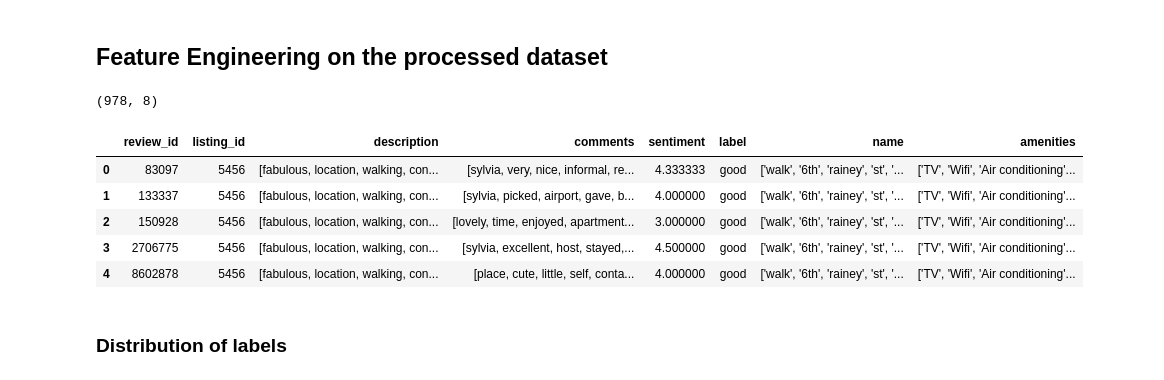
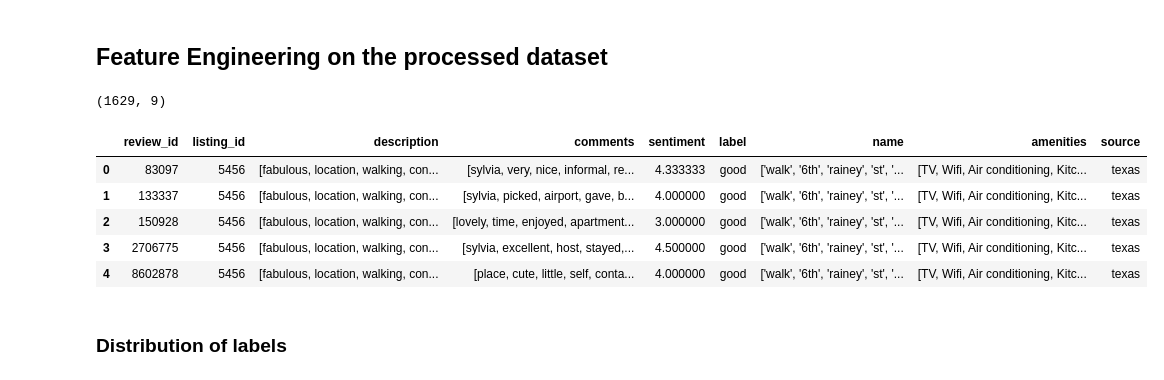
Before and after one commit to g1776/DS440CapstoneIndubitably, a Jupyter notebook: notebooks/modelling/feature_engineering.ipynb, the cells around one changed output. Drawn from its saved outputs; the diff is of its cells as text; code cells hidden in the pictures.

```diff
--- a/notebooks/modelling/feature_engineering.ipynb
+++ b/notebooks/modelling/feature_engineering.ipynb
@@ -7,30 +7,35 @@ import matplotlib.pyplot as plt
 import plotly.express as px
 # %%
 # Read in the data
-GEO = "texas"
+GEO = ["texas", "florida"]
 
 if isinstance(GEO, str):
     df = pd.read_csv(f"../../data/processed/{GEO}_processed.csv")
 elif isinstance(GEO, list):
     dfs = []
     for geo in GEO:
         df = pd.read_csv(f"../../data/processed/{geo}_processed.csv")
+        df["source"] = geo
         dfs.append(df)
     df = pd.concat(dfs)
 
+# eval list columns
 df.description = df.description.apply(lambda x: eval(x))
 df.comments = df.comments.apply(lambda x: eval(x))
+df.amenities = df.amenities.apply(lambda x: eval(x))
+
+df.reset_index(drop=True, inplace=True)
 
 print(df.shape)
 df.head()
 # %% [output]
-(978, 8)
+(1629, 9)
-|  | review_id | listing_id | description | comments | sentiment | label | name | amenities |
-| 0 | 83097 | 5456 | [fabulous, location, walking, con... | [sylvia, very, nice, informal, re... | 4.333333 | good | ['walk', '6th', 'rainey', 'st', '... | ['TV', 'Wifi', 'Air conditioning'... |
-| 1 | 133337 | 5456 | [fabulous, location, walking, con... | [sylvia, picked, airport, gave, b... | 4.000000 | good | ['walk', '6th', 'rainey', 'st', '... | ['TV', 'Wifi', 'Air conditioning'... |
-| 2 | 150928 | 5456 | [fabulous, location, walking, con... | [lovely, time, enjoyed, apartment... | 3.000000 | good | ['walk', '6th', 'rainey', 'st', '... | ['TV', 'Wifi', 'Air conditioning'... |
-| 3 | 2706775 | 5456 | [fabulous, location, walking, con... | [sylvia, excellent, host, stayed,... | 4.500000 | good | ['walk', '6th', 'rainey', 'st', '... | ['TV', 'Wifi', 'Air conditioning'... |
-| 4 | 8602878 | 5456 | [fabulous, location, walking, con... | [place, cute, little, self, conta... | 4.000000 | good | ['walk', '6th', 'rainey', 'st', '... | ['TV', 'Wifi', 'Air conditioning'... |
+|  | review_id | listing_id | description | comments | sentiment | label | name | amenities | source |
+| 0 | 83097 | 5456 | [fabulous, location, walking, con... | [sylvia, very, nice, informal, re... | 4.333333 | good | ['walk', '6th', 'rainey', 'st', '... | [TV, Wifi, Air conditioning, Kitc... | texas |
+| 1 | 133337 | 5456 | [fabulous, location, walking, con... | [sylvia, picked, airport, gave, b... | 4.000000 | good | ['walk', '6th', 'rainey', 'st', '... | [TV, Wifi, Air conditioning, Kitc... | texas |
+| 2 | 150928 | 5456 | [fabulous, location, walking, con... | [lovely, time, enjoyed, apartment... | 3.000000 | good | ['walk', '6th', 'rainey', 'st', '... | [TV, Wifi, Air conditioning, Kitc... | texas |
+| 3 | 2706775 | 5456 | [fabulous, location, walking, con... | [sylvia, excellent, host, stayed,... | 4.500000 | good | ['walk', '6th', 'rainey', 'st', '... | [TV, Wifi, Air conditioning, Kitc... | texas |
+| 4 | 8602878 | 5456 | [fabulous, location, walking, con... | [place, cute, little, self, conta... | 4.000000 | good | ['walk', '6th', 'rainey', 'st', '... | [TV, Wifi, Air conditioning, Kitc... | texas |
 # %% [markdown]
 ### Distribution of labels
 # %% [markdown]
```
Also changed, not shown: parts of 15 cells of this notebook, 4 other files.
